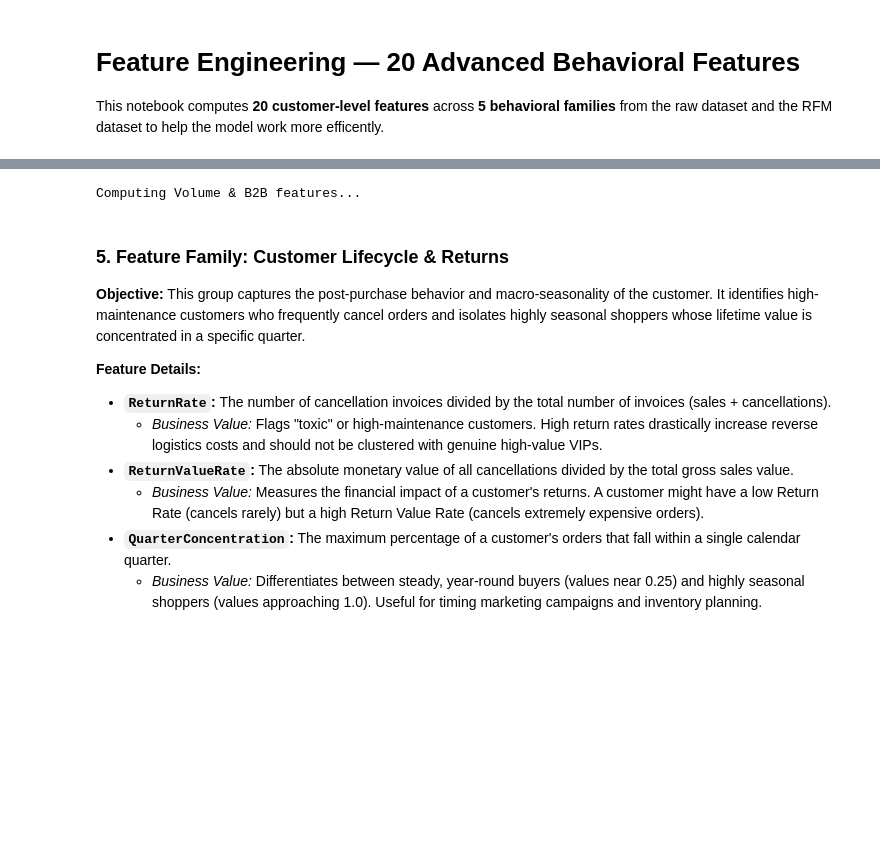
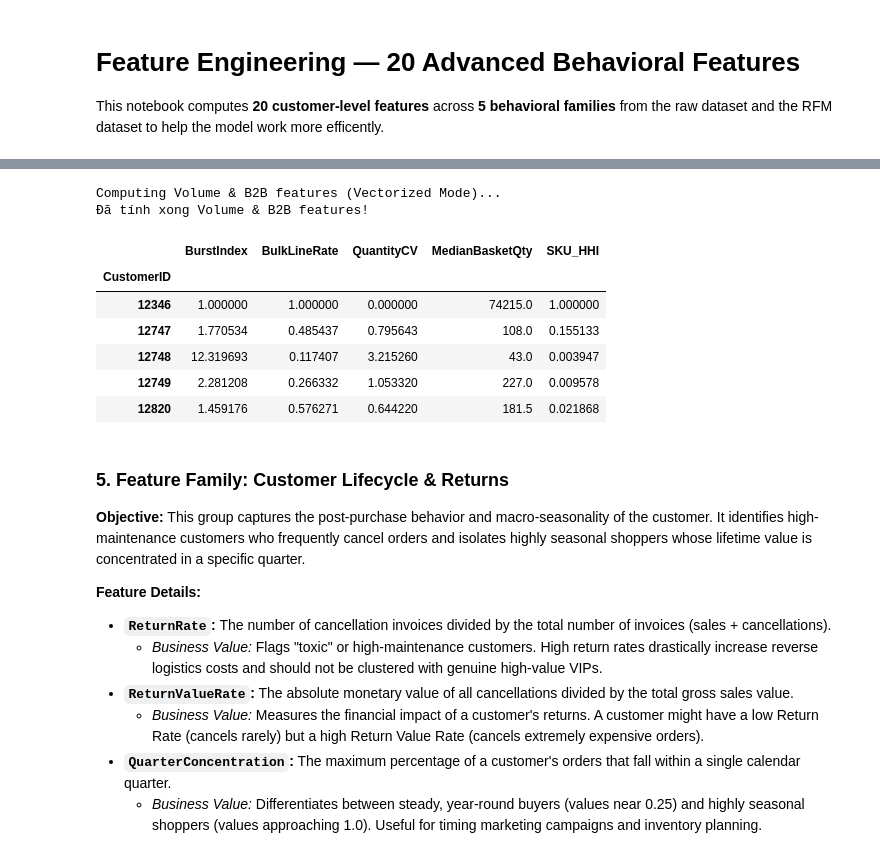
Before and after one commit to LouisTran1701/ecommerce-customer-segmentation, a Jupyter notebook: notebook/02_feature_engineering.ipynb, the cells around one changed output, grey strips where cells are left out. Cells and saved outputs as stored; diff of their text form; code cells hidden in the pictures; blank space fills up the shorter version.

```diff
--- a/notebook/02_feature_engineering.ipynb
+++ b/notebook/02_feature_engineering.ipynb
@@ -360,43 +355,46 @@ Computing Basket Behavior features...
 # %%
-# FAMILY 4: Volume & B2B
-print("Computing Volume & B2B features...")
+# Family 4: Volume & B2B
 
-# BulkLineRate: fraction of line items with Quantity >= 24
-bulk_rate = df_sales.groupby('CustomerID')['Quantity'].apply(
-    lambda x: (x >= 24).mean()
-).rename('BulkLineRate')
+print("Computing Volume & B2B features (Vectorized Mode)...")
 
-# QuantityCV: CV of Quantity across all line items
-qty_cv = df_sales.groupby('CustomerID')['Quantity'].apply(cv).rename('QuantityCV')
+ia = order_summary.groupby('CustomerID')['order_total'].agg(['max', 'mean'])
+burst_index = (ia['max'] / ia['mean']).rename('BurstIndex')
 
-# SKU_HHI: Herfindahl-Hirschman Index of SKU purchase shares
-def hhi(sku_series):
-    """HHI from a series of StockCodes."""
-    shares = sku_series.value_counts(normalize=True)
-    return (shares ** 2).sum()
+bulk_line_rate = (
+    (df_sales['Quantity'] >= BULK_QTY).astype(float)
+    .groupby(df_sales['CustomerID']).mean()
+    .rename('BulkLineRate')
+)
 
-sku_hhi = df_sales.groupby('CustomerID')['StockCode'].apply(hhi).rename('SKU_HHI')
+q = df_sales.groupby('CustomerID')['Quantity'].agg(['mean', 'std'])
+quantity_cv = (q['std'] / q['mean']).fillna(0.0).rename('QuantityCV')
 
-# BurstIndex: max monthly order count / mean monthly order count
-def burst_index(group):
-    """Ratio of peak month's orders to average month's orders."""
-    monthly = group['order_date'].dt.to_period('M').value_counts()
-    if len(monthly) < 2:
-        return 1.0
-    return monthly.max() / monthly.mean()
+median_basket_qty = order_summary.groupby('CustomerID')['total_qty'].median().rename('MedianBasketQty')
 
-burst = order_summary.groupby('CustomerID').apply(
-    burst_index, include_groups=False
-).rename('BurstIndex')
+sku_spend = df_sales.groupby(['CustomerID', 'StockCode'])['TotalPrice'].sum()
+share = sku_spend / sku_spend.groupby(level='CustomerID').transform('sum')
+sku_hhi = (share ** 2).groupby(level='CustomerID').sum().rename('SKU_HHI')
 
-f_volume = pd.DataFrame({
-    'BulkLineRate': bulk_rate,
-    'QuantityCV': qty_cv,
-    'SKU_HHI': sku_hhi,
-    'BurstIndex': burst,
-})
+f_volume = pd.concat([
+    burst_index,
+    bulk_line_rate,
+    quantity_cv,
+    median_basket_qty,
+    sku_hhi
+], axis=1)
+
+print("Đã tính xong Volume & B2B features!")
+display(f_volume.head())
 # %% [output]
-Computing Volume & B2B features...
+Computing Volume & B2B features (Vectorized Mode)...
+Đã tính xong Volume & B2B features!
+|  | BurstIndex | BulkLineRate | QuantityCV | MedianBasketQty | SKU_HHI |
+| CustomerID |  |  |  |  |  |
+| 12346 | 1.000000 | 1.000000 | 0.000000 | 74215.0 | 1.000000 |
+| 12747 | 1.770534 | 0.485437 | 0.795643 | 108.0 | 0.155133 |
+| 12748 | 12.319693 | 0.117407 | 3.215260 | 43.0 | 0.003947 |
+| 12749 | 2.281208 | 0.266332 | 1.053320 | 227.0 | 0.009578 |
+| 12820 | 1.459176 | 0.576271 | 0.644220 | 181.5 | 0.021868 |
 # %% [markdown]
 ### 5. Feature Family: Customer Lifecycle & Returns
 
```
Also changed, not shown: parts of 31 cells of this notebook, 10 other files.
